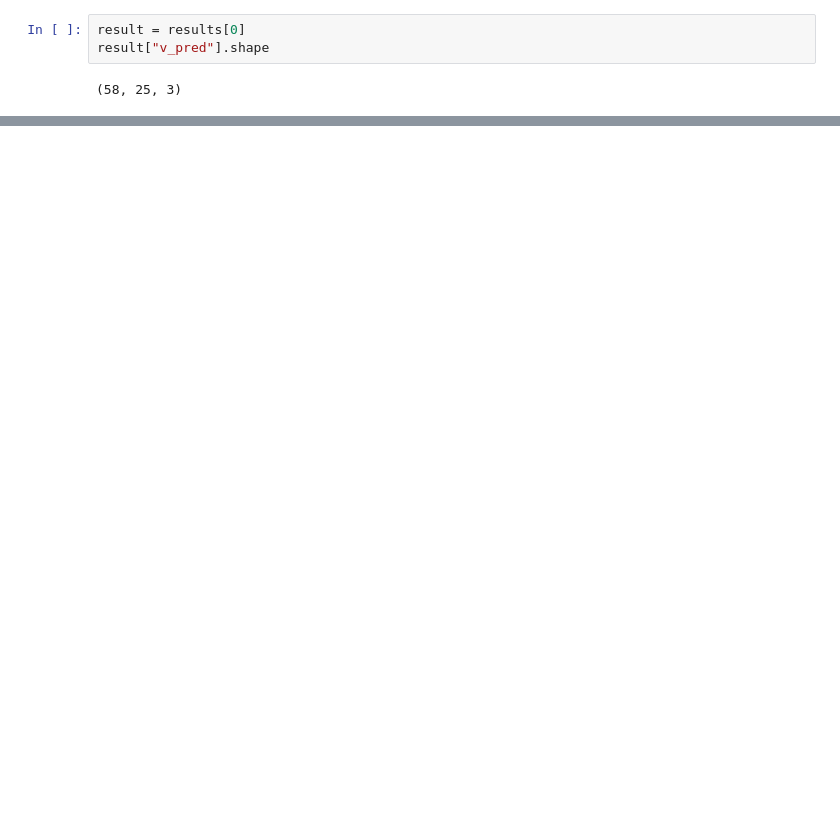
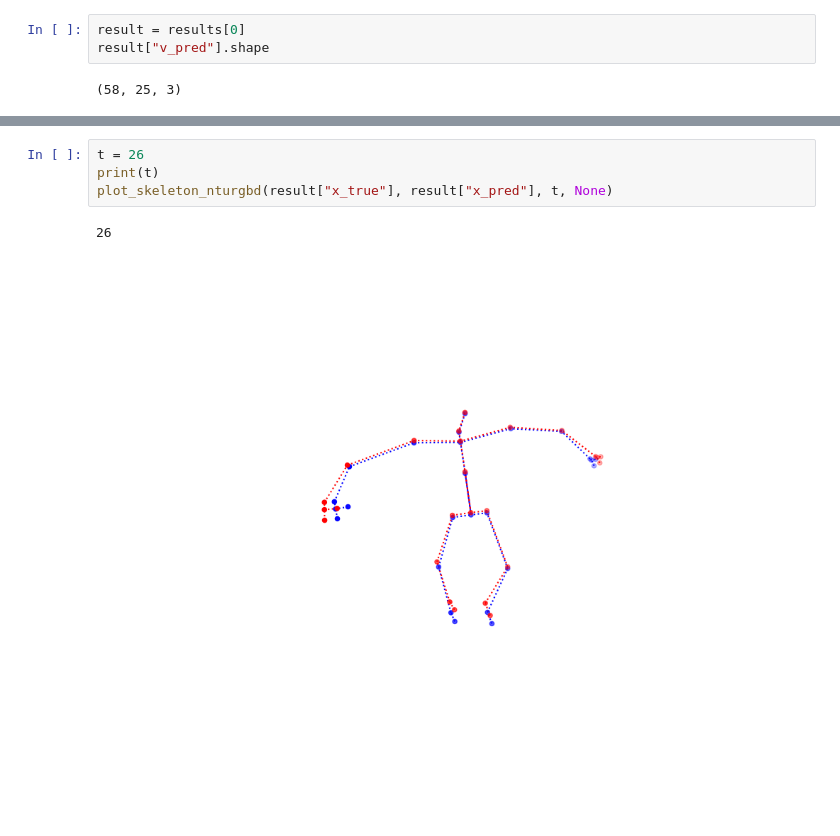
Before and after one commit to kojikojiprg/cfm_for_activity_recognition, a Jupyter notebook: notebooks/pred.ipynb, the cells around one changed output, grey strips where cells are left out. Drawn from its saved outputs; the diff is of its cells as text; blank space fills up the shorter version.

```diff
--- a/notebooks/pred.ipynb
+++ b/notebooks/pred.ipynb
@@ -314,0 +213,7 @@ for t in range(0, result["x_true"].shape[0] - 1, 3):
+# %%
+t = 26
+print(t)
+plot_skeleton_nturgbd(result["x_true"], result["x_pred"], t, None)
+# %% [output]
+26
+[figure, added]
```
Also changed, not shown: parts of 4 cells of this notebook, 1 other file.
